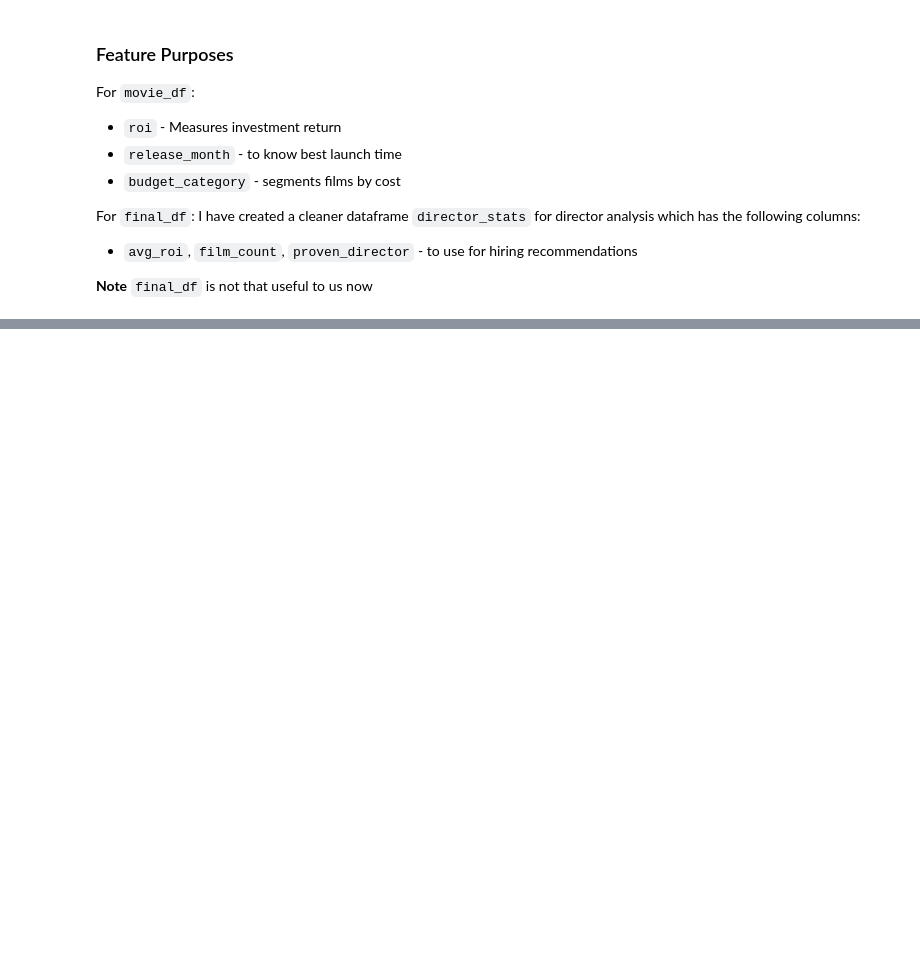
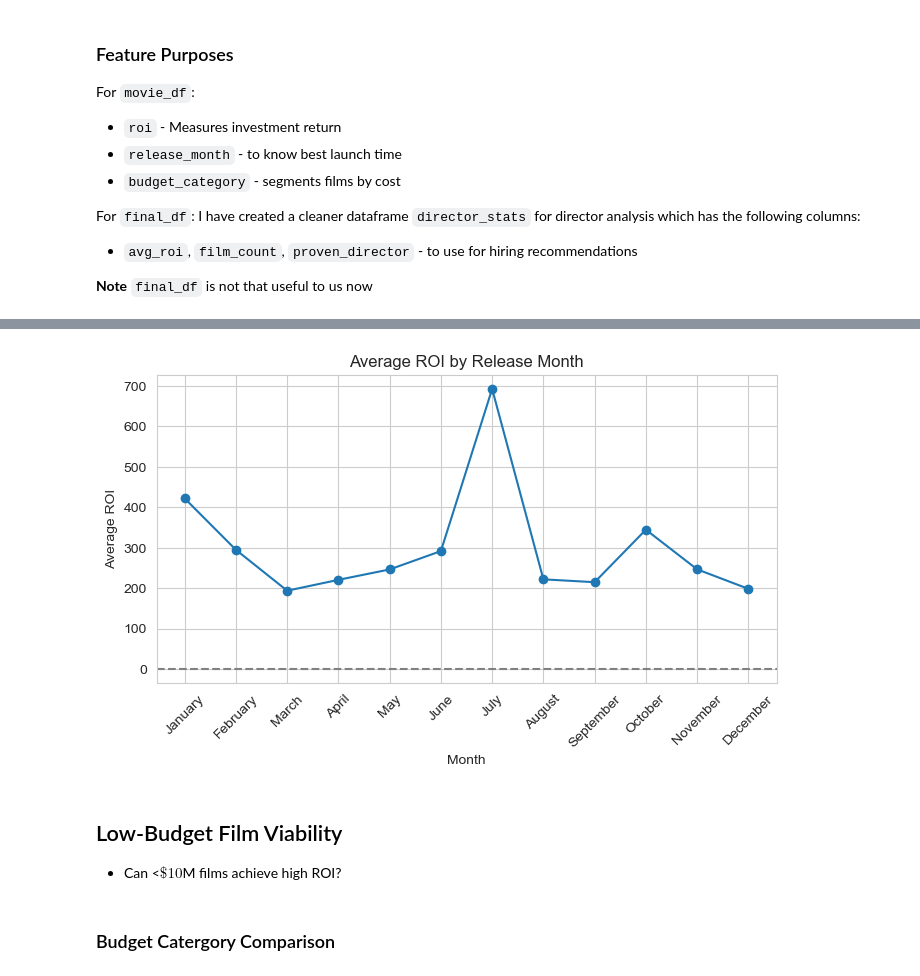
Before and after one commit to patsi-dev/Phase-2-Project-Repository, a Jupyter notebook: index.ipynb, the cells around one changed output, grey strips where cells are left out. Cells and saved outputs as stored; diff of their text form; code cells hidden in the pictures; blank space fills up the shorter version.

```diff
--- a/index.ipynb
+++ b/index.ipynb
@@ -951,0 +997,23 @@ I have created a cleaner dataframe `director_stats` for director analysis which
+# %%
+monthly_roi = movie_df.groupby('release_month')['roi'].mean().reset_index()
+# %%
+month_order = ['January', 'February', 'March', 'April', 'May', 'June','July', 'August', 'September', 'October', 'November', 'December']
+monthly_roi['release_month'] = pd.Categorical(monthly_roi['release_month'],categories=month_order,ordered=True)
+monthly_roi = monthly_roi.sort_values('release_month')
+# %%
+plt.figure(figsize=(8, 4))
+plt.plot(monthly_roi['release_month'], monthly_roi['roi'], marker='o')
+
+plt.title("Average ROI by Release Month")
+plt.xlabel("Month")
+plt.ylabel("Average ROI")
+plt.axhline(y=0, color='gray', linestyle='--')
+plt.xticks(rotation=45)
+plt.show()
+# %% [output]
+[figure, added]
+# %% [markdown]
+## Low-Budget Film Viability
+- Can <$\$10$M films achieve high ROI?
+# %% [markdown]
+### Budget Catergory Comparison
```
Also changed, not shown: parts of 32 cells of this notebook.
